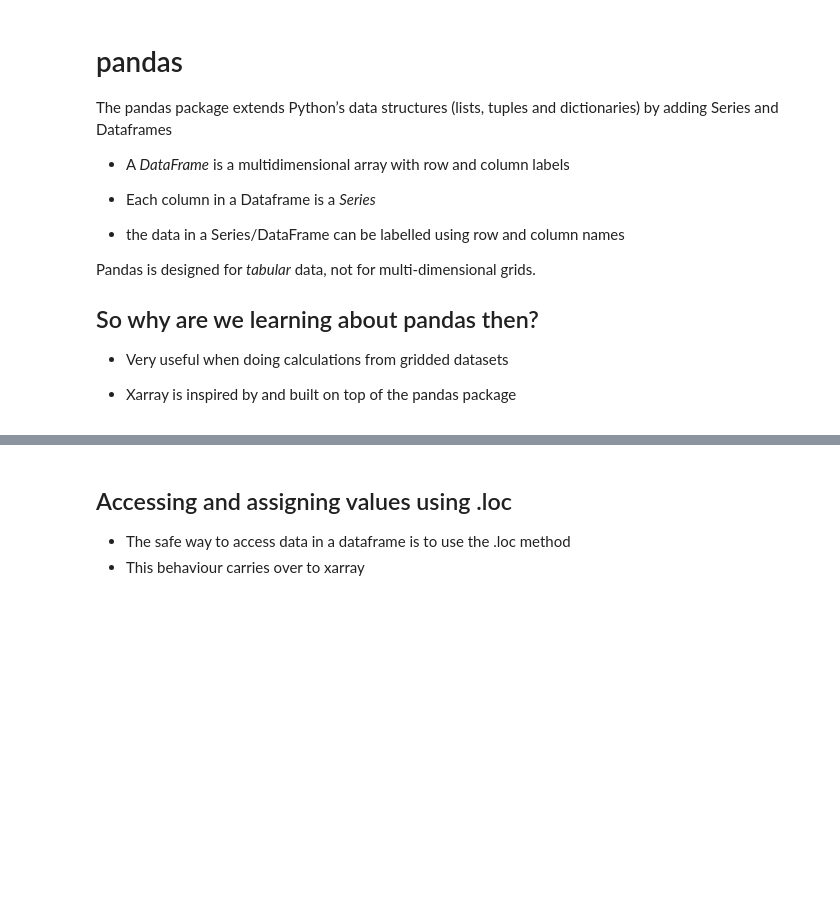
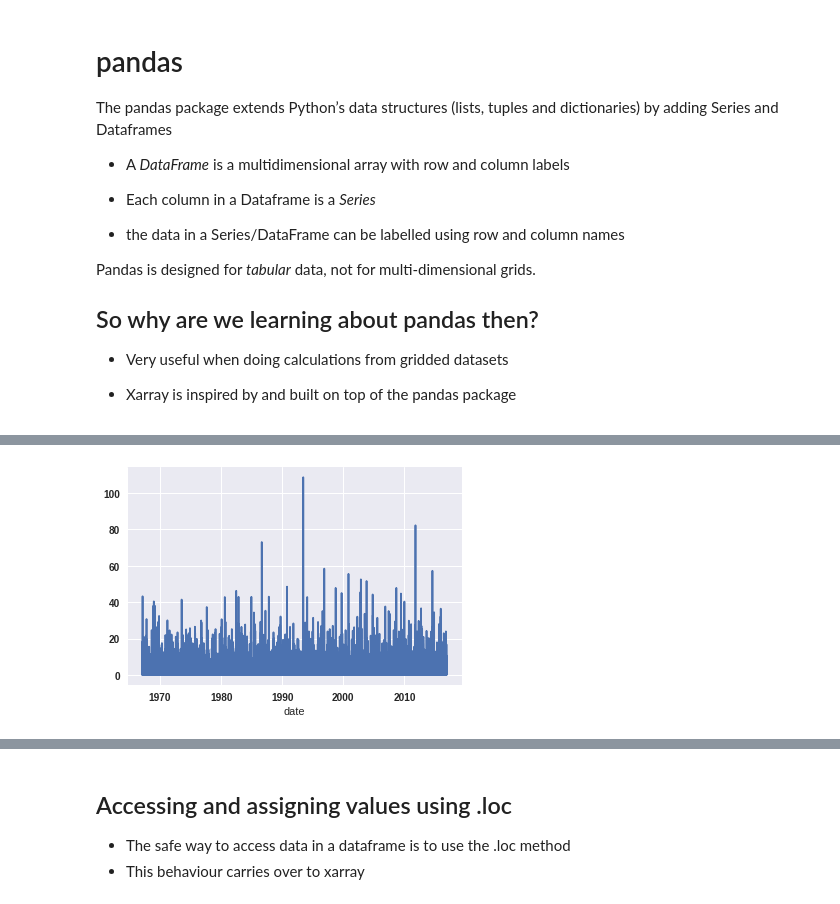
Before and after one commit to braaannigan/climate_python_intro, a Jupyter notebook: pandas_1.ipynb, the cells around one changed output, grey strips where cells are left out. Drawn from its saved outputs; the diff is of its cells as text; code cells hidden in the pictures; blank space fills up the shorter version.

```diff
--- a/pandas_1.ipynb
+++ b/pandas_1.ipynb
@@ -90,0 +34,5 @@ df.describe()
+# %%
+# Read in the data from the csv file
+df = pd.read_csv('dublin_temperature_full.csv')
+# Print out the first rows of the dataframe
+df.head()
@@ -90,0 +64,8 @@ df.describe()
+# %%
+# Dictionary comprehension that maps the original column names to the new column names where two word names are
+# joined together
+column_mapping = {col_name :'_'.join(col_name.split()) for col_name in df.columns}
+# Rename the columns
+df.rename( columns = column_mapping, inplace = True )
+# Show the current dataframe with the new column names
+df.head()
@@ -90,0 +86,5 @@ df.describe()
+# %%
+df.rain.plot()
+plt.show()
+# %% [output]
+[figure, added]
```
Also changed, not shown: parts of 47 cells of this notebook.
